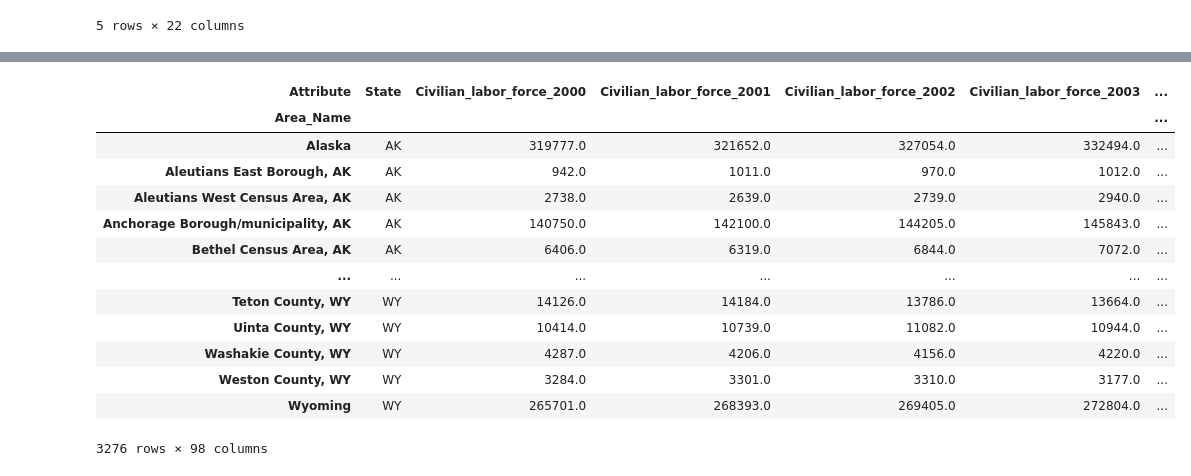
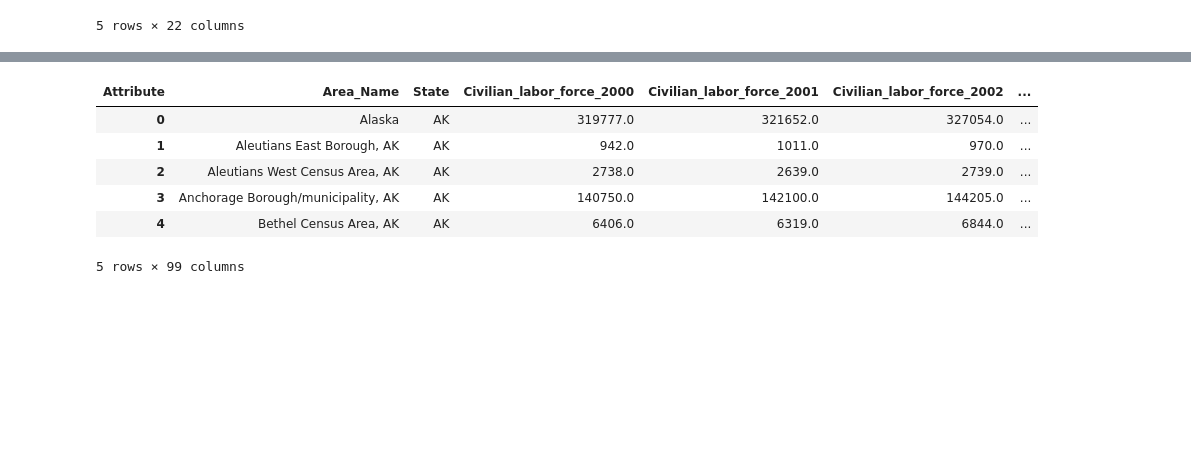
Before and after one commit to k2narendra/Income_vs_Health_Analysis, a Jupyter notebook: Notebook/Capstone_income_vs_Health.ipynb, the cells around one changed output, grey strips where cells are left out. Cells and saved outputs as stored; diff of their text form; code cells hidden in the pictures; blank space fills up the shorter version.

```diff
--- a/Notebook/Capstone_income_vs_Health.ipynb
+++ b/Notebook/Capstone_income_vs_Health.ipynb
@@ -155,23 +224,17 @@ pivoted_un
 #pivoted_un.columns
 # %%
 #Remove the level 0 index and reset the row index
-#pivoted_un = pivoted_un.droplevel(0,axis=1)
+pivoted_un = pivoted_un.droplevel(0,axis=1)
 pivoted_un = pivoted_un.reset_index(level='State')
+pivoted_un = pivoted_un.reset_index(level='Area_Name')
 # %%
-pivoted_un
+pivoted_un.head()
 # %% [output]
-| Attribute | State | Civilian_labor_force_2000 | Civilian_labor_force_2001 | Civilian_labor_force_2002 | Civilian_labor_force_2003 | ... |
-| Area_Name |  |  |  |  |  | ... |
-| Alaska | AK | 319777.0 | 321652.0 | 327054.0 | 332494.0 | ... |
-| Aleutians East Borough, AK | AK | 942.0 | 1011.0 | 970.0 | 1012.0 | ... |
-| Aleutians West Census Area, AK | AK | 2738.0 | 2639.0 | 2739.0 | 2940.0 | ... |
-| Anchorage Borough/municipality, AK | AK | 140750.0 | 142100.0 | 144205.0 | 145843.0 | ... |
-| Bethel Census Area, AK | AK | 6406.0 | 6319.0 | 6844.0 | 7072.0 | ... |
-| ... | ... | ... | ... | ... | ... | ... |
-| Teton County, WY | WY | 14126.0 | 14184.0 | 13786.0 | 13664.0 | ... |
-| Uinta County, WY | WY | 10414.0 | 10739.0 | 11082.0 | 10944.0 | ... |
-| Washakie County, WY | WY | 4287.0 | 4206.0 | 4156.0 | 4220.0 | ... |
-| Weston County, WY | WY | 3284.0 | 3301.0 | 3310.0 | 3177.0 | ... |
-| Wyoming | WY | 265701.0 | 268393.0 | 269405.0 | 272804.0 | ... |
+| Attribute | Area_Name | State | Civilian_labor_force_2000 | Civilian_labor_force_2001 | Civilian_labor_force_2002 | ... |
+| 0 | Alaska | AK | 319777.0 | 321652.0 | 327054.0 | ... |
+| 1 | Aleutians East Borough, AK | AK | 942.0 | 1011.0 | 970.0 | ... |
+| 2 | Aleutians West Census Area, AK | AK | 2738.0 | 2639.0 | 2739.0 | ... |
+| 3 | Anchorage Borough/municipality, AK | AK | 140750.0 | 142100.0 | 144205.0 | ... |
+| 4 | Bethel Census Area, AK | AK | 6406.0 | 6319.0 | 6844.0 | ... |
-3276 rows × 98 columns
+5 rows × 99 columns
 # %%
```
Also changed, not shown: parts of 25 cells of this notebook, 3 other files.
